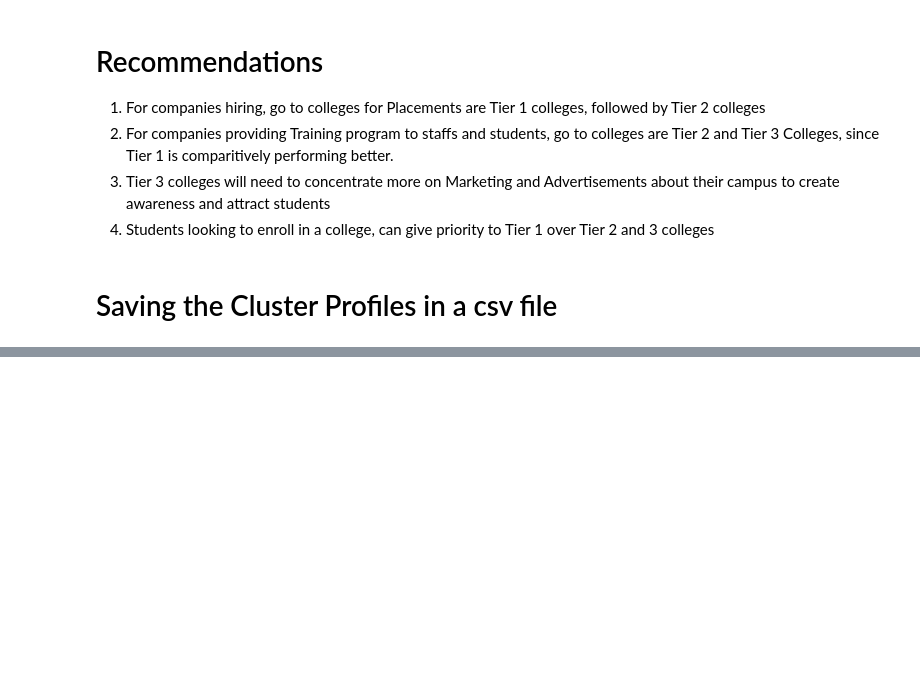
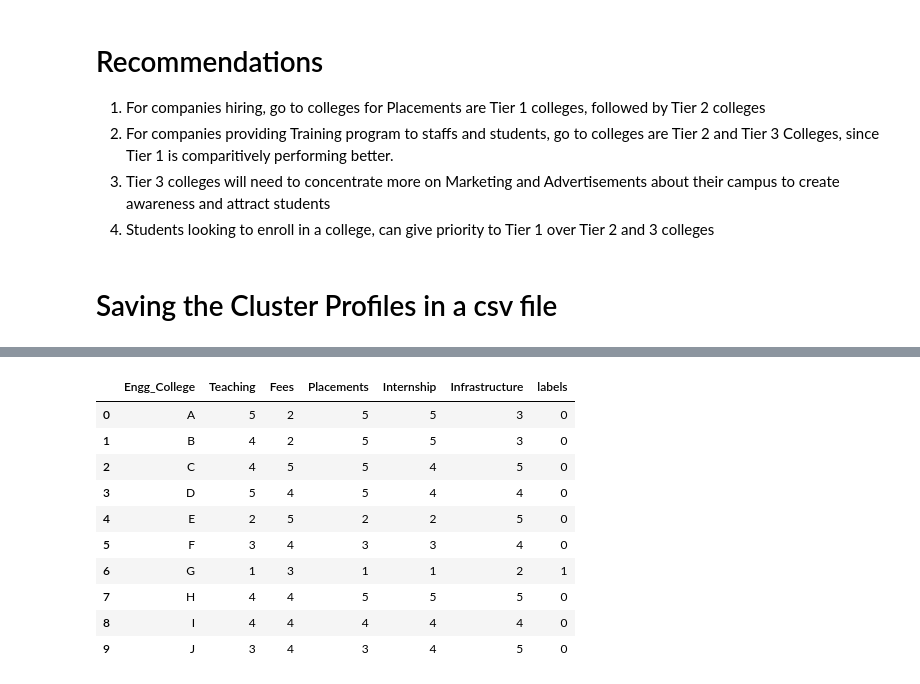
Before and after one commit to Rajesh2015/un-supervised-learning, a Jupyter notebook: Hierchical Clustering/Engg+College+Data_Hierarchial+Cluster_Solution_File.ipynb, the cells around one changed output, grey strips where cells are left out. Cells and saved outputs as stored; diff of their text form; code cells hidden in the pictures; blank space fills up the shorter version.

```diff
--- a/Hierchical Clustering/Engg+College+Data_Hierarchial+Cluster_Solution_File.ipynb
+++ b/Hierchical Clustering/Engg+College+Data_Hierarchial+Cluster_Solution_File.ipynb
@@ -194,0 +209,15 @@ aggdata
+# %%
+enggdata['labels'] = agg_model.labels_
+enggdata.head(10)
+# %% [output]
+|  | Engg_College | Teaching | Fees | Placements | Internship | Infrastructure | labels |
+| 0 | A | 5 | 2 | 5 | 5 | 3 | 0 |
+| 1 | B | 4 | 2 | 5 | 5 | 3 | 0 |
+| 2 | C | 4 | 5 | 5 | 4 | 5 | 0 |
+| 3 | D | 5 | 4 | 5 | 4 | 4 | 0 |
+| 4 | E | 2 | 5 | 2 | 2 | 5 | 0 |
+| 5 | F | 3 | 4 | 3 | 3 | 4 | 0 |
+| 6 | G | 1 | 3 | 1 | 1 | 2 | 1 |
+| 7 | H | 4 | 4 | 5 | 5 | 5 | 0 |
+| 8 | I | 4 | 4 | 4 | 4 | 4 | 0 |
+| 9 | J | 3 | 4 | 3 | 4 | 5 | 0 |
```
Also changed, not shown: parts of 11 cells of this notebook.
